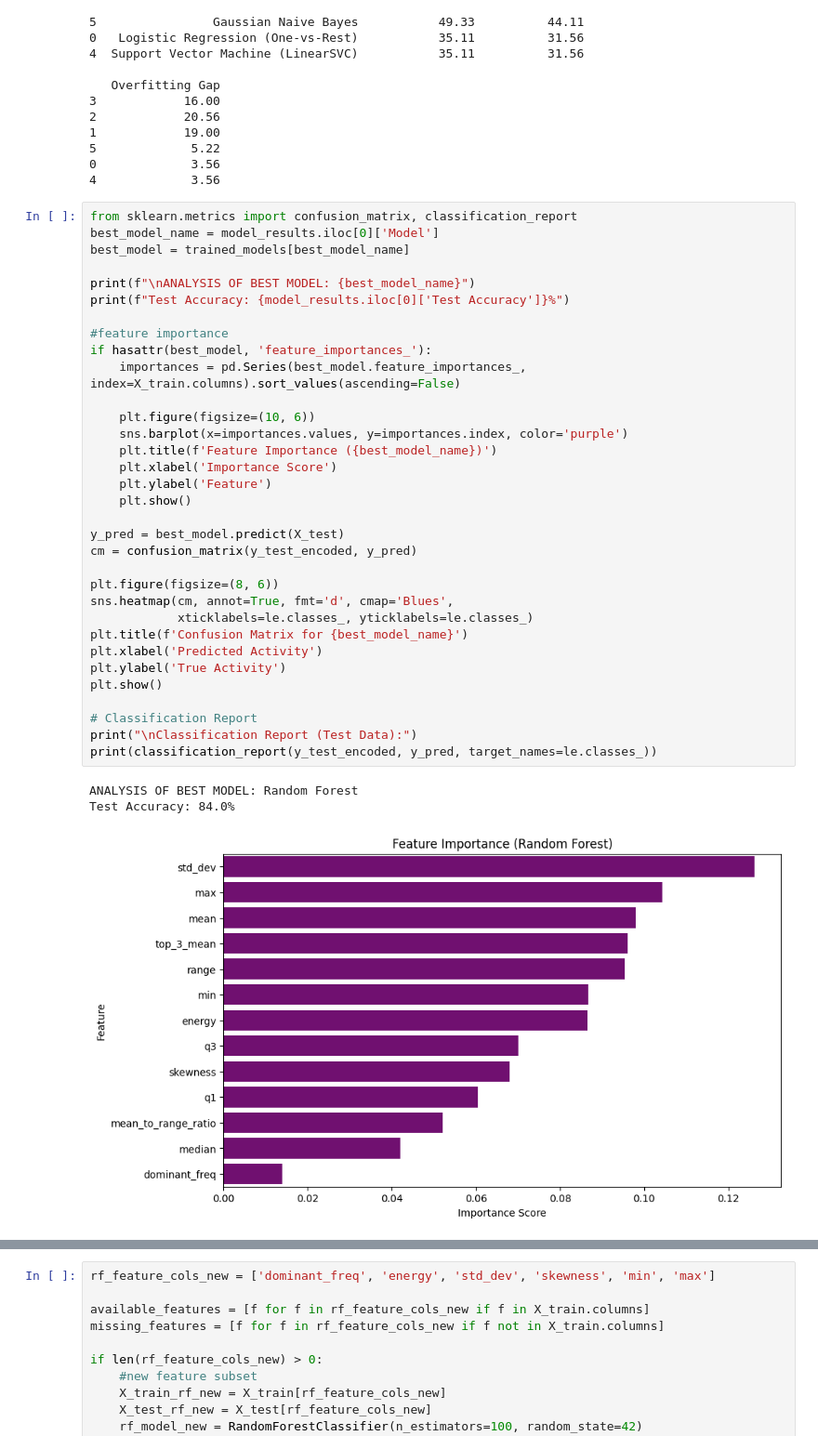
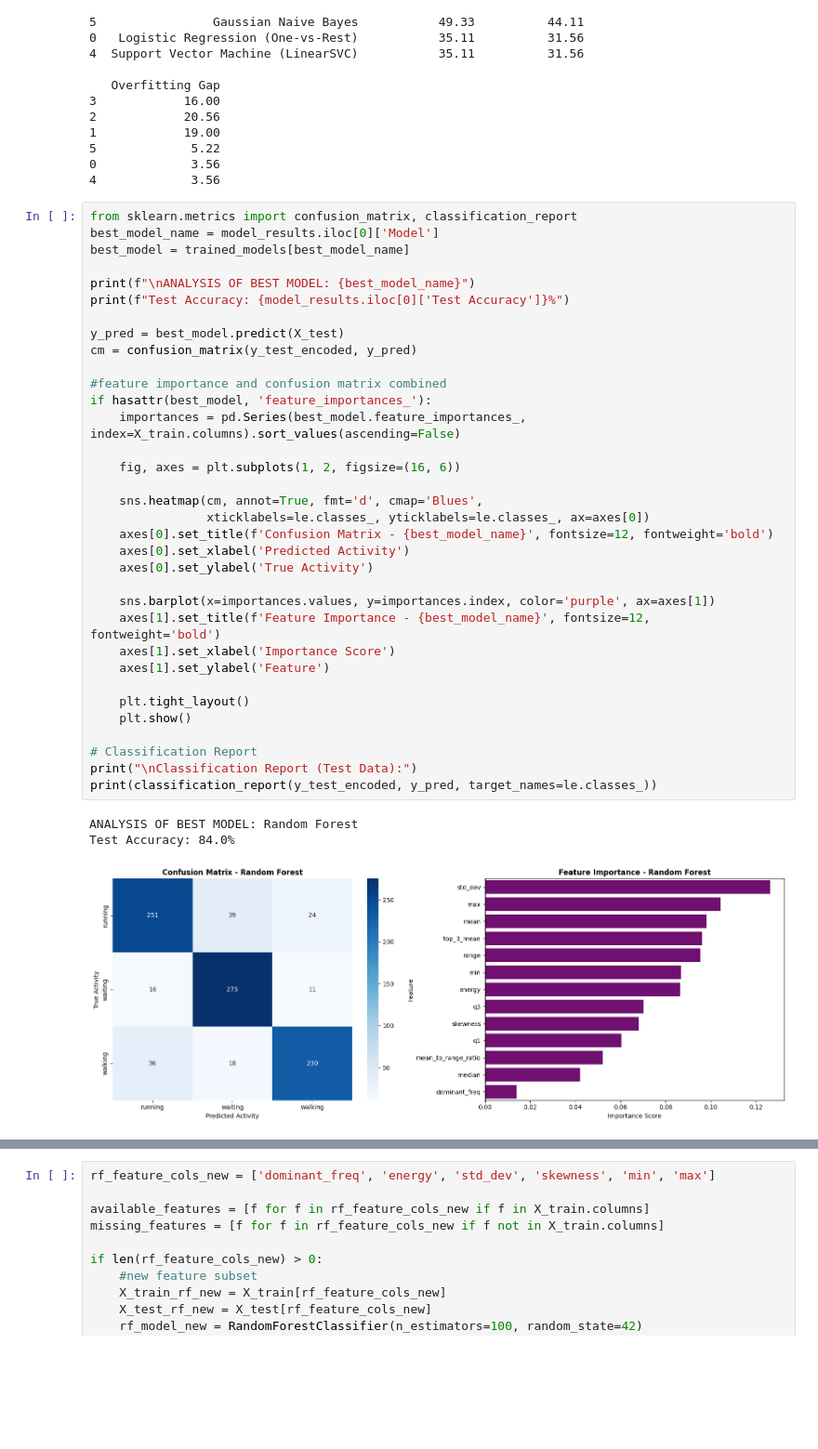
Before and after one commit to SShar195/CSE572GroupProject, a Jupyter notebook: group-project-checkpoint2.ipynb, the cells around one changed output, grey strips where cells are left out. Shown at 93% size. Cells and saved outputs as stored; diff of their text form; blank space fills up the shorter version.

```diff
--- a/group-project-checkpoint2.ipynb
+++ b/group-project-checkpoint2.ipynb
@@ -412,37 +412,38 @@ print(model_results)
 # %%
 from sklearn.metrics import confusion_matrix, classification_report
 best_model_name = model_results.iloc[0]['Model']
 best_model = trained_models[best_model_name]
 
 print(f"\nANALYSIS OF BEST MODEL: {best_model_name}")
 print(f"Test Accuracy: {model_results.iloc[0]['Test Accuracy']}%")
 
-#feature importance
+y_pred = best_model.predict(X_test)
+cm = confusion_matrix(y_test_encoded, y_pred)
+
+#feature importance and confusion matrix combined
 if hasattr(best_model, 'feature_importances_'):
     importances = pd.Series(best_model.feature_importances_, index=X_train.columns).sort_values(ascending=False)
 
-    plt.figure(figsize=(10, 6))
-    sns.barplot(x=importances.values, y=importances.index, color='purple')
-    plt.title(f'Feature Importance ({best_model_name})')
-    plt.xlabel('Importance Score')
-    plt.ylabel('Feature')
+    fig, axes = plt.subplots(1, 2, figsize=(16, 6))
+
+    sns.heatmap(cm, annot=True, fmt='d', cmap='Blues',
+                xticklabels=le.classes_, yticklabels=le.classes_, ax=axes[0])
+    axes[0].set_title(f'Confusion Matrix - {best_model_name}', fontsize=12, fontweight='bold')
+    axes[0].set_xlabel('Predicted Activity')
+    axes[0].set_ylabel('True Activity')
+
+    sns.barplot(x=importances.values, y=importances.index, color='purple', ax=axes[1])
+    axes[1].set_title(f'Feature Importance - {best_model_name}', fontsize=12, fontweight='bold')
+    axes[1].set_xlabel('Importance Score')
+    axes[1].set_ylabel('Feature')
+
+    plt.tight_layout()
     plt.show()
-
-y_pred = best_model.predict(X_test)
-cm = confusion_matrix(y_test_encoded, y_pred)
-
-plt.figure(figsize=(8, 6))
-sns.heatmap(cm, annot=True, fmt='d', cmap='Blues',
-            xticklabels=le.classes_, yticklabels=le.classes_)
-plt.title(f'Confusion Matrix for {best_model_name}')
-plt.xlabel('Predicted Activity')
-plt.ylabel('True Activity')
-plt.show()
 
 # Classification Report
 print("\nClassification Report (Test Data):")
 print(classification_report(y_test_encoded, y_pred, target_names=le.classes_))
 # %% [output]
 ANALYSIS OF BEST MODEL: Random Forest
 Test Accuracy: 84.0%
-[figure, old version]
+[figure, new version]
```
Also changed, not shown: parts of 2 cells of this notebook, 10 other files.
